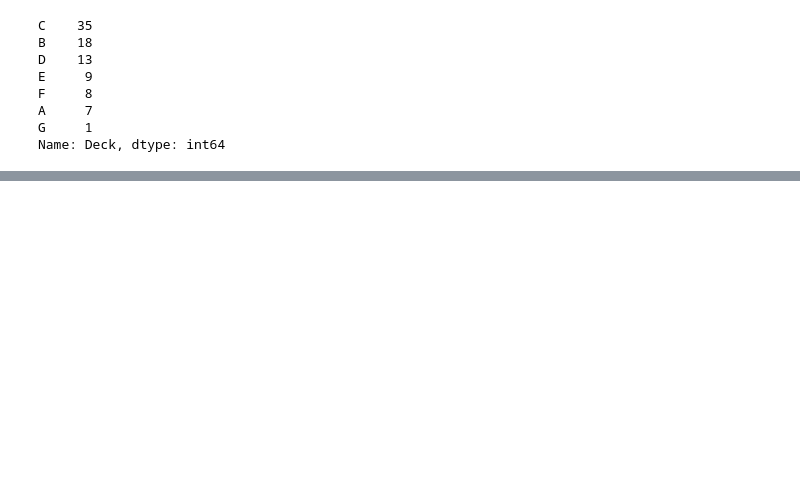
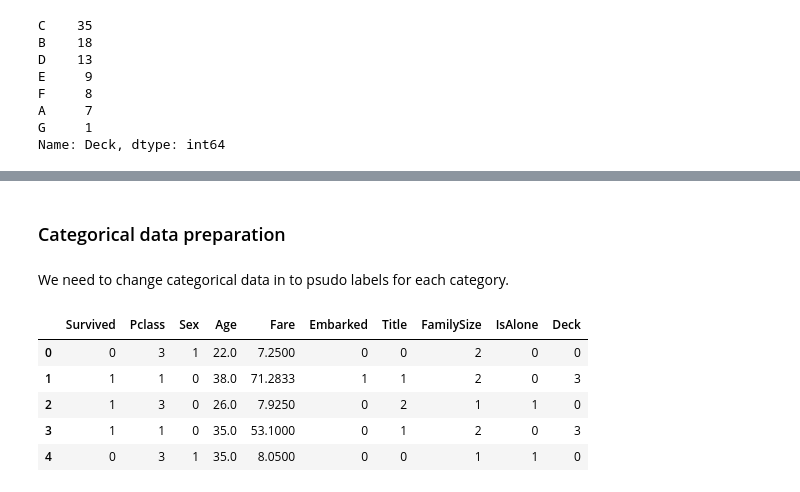
Before and after one commit to venkatesh-sg/Neural-Networks-Practice, a Jupyter notebook: Titanic disaster analysis/titanic disaster analysis.ipynb, the cells around one changed output, grey strips where cells are left out. Drawn from its saved outputs; the diff is of its cells as text; code cells hidden in the pictures; blank space fills up the shorter version.

```diff
--- a/Titanic disaster analysis/titanic disaster analysis.ipynb
+++ b/Titanic disaster analysis/titanic disaster analysis.ipynb
@@ -336,0 +424,3 @@ train.head()
+# %%
+train['Embarked'].fillna('S',inplace=True)
+train['Deck'].fillna('NA',inplace=True)
@@ -336,0 +431,22 @@ train.head()
+# %% [markdown]
+### Categorical data preparation
+# %% [markdown]
+We need to change categorical data in to psudo labels for each category.
+# %%
+Sex_dict = {"female":0, "male":1}
+Embarked_dict = {"S":0, "C":1, "Q":2}
+Title_dict = {"Mr":0, "Mrs":1, "Miss":2, "Master":3, "Other":4}
+Deck_dict = {"NA":0, "A":1, "B":2, "C":3, "D":4, "E":5, "F":6, "G":7}
+
+train["Sex"] = [Sex_dict[x] for x in train["Sex"]]
+train["Embarked"] = [Embarked_dict[x] for x in train["Embarked"]]
+train["Title"] = [Title_dict[x] for x in train["Title"]]
+train["Deck"] = [Deck_dict[x] for x in train["Deck"]]
+train.head()
+# %% [output]
+|  | Survived | Pclass | Sex | Age | Fare | Embarked | Title | FamilySize | IsAlone | Deck |
+| 0 | 0 | 3 | 1 | 22.0 | 7.2500 | 0 | 0 | 2 | 0 | 0 |
+| 1 | 1 | 1 | 0 | 38.0 | 71.2833 | 1 | 1 | 2 | 0 | 3 |
+| 2 | 1 | 3 | 0 | 26.0 | 7.9250 | 0 | 2 | 1 | 1 | 0 |
+| 3 | 1 | 1 | 0 | 35.0 | 53.1000 | 0 | 1 | 2 | 0 | 3 |
+| 4 | 0 | 3 | 1 | 35.0 | 8.0500 | 0 | 0 | 1 | 1 | 0 |
```
Also changed, not shown: parts of 51 cells of this notebook.
